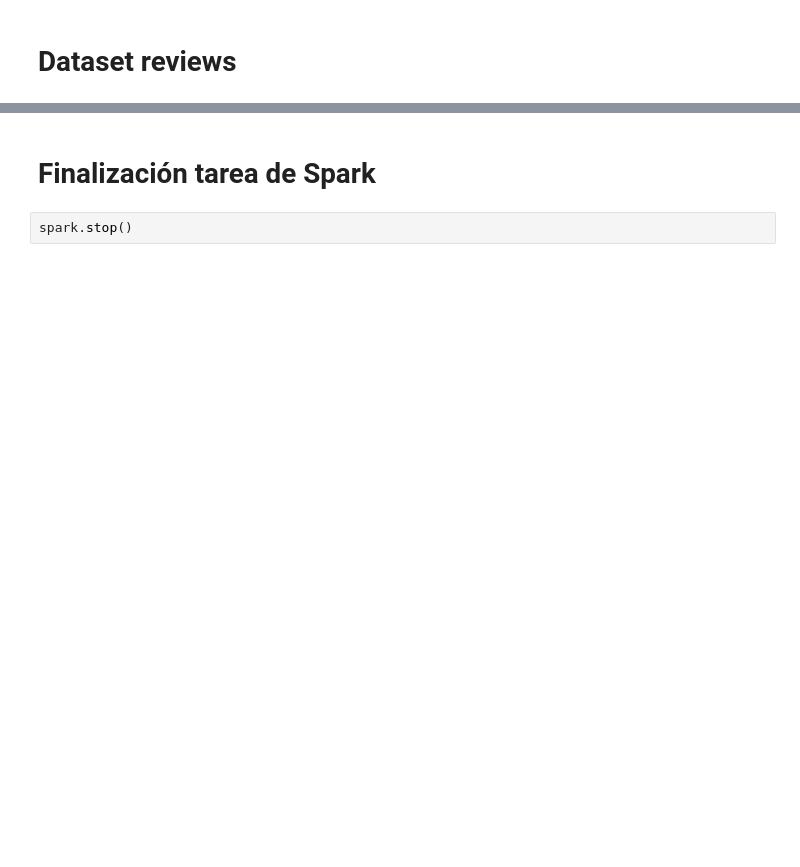
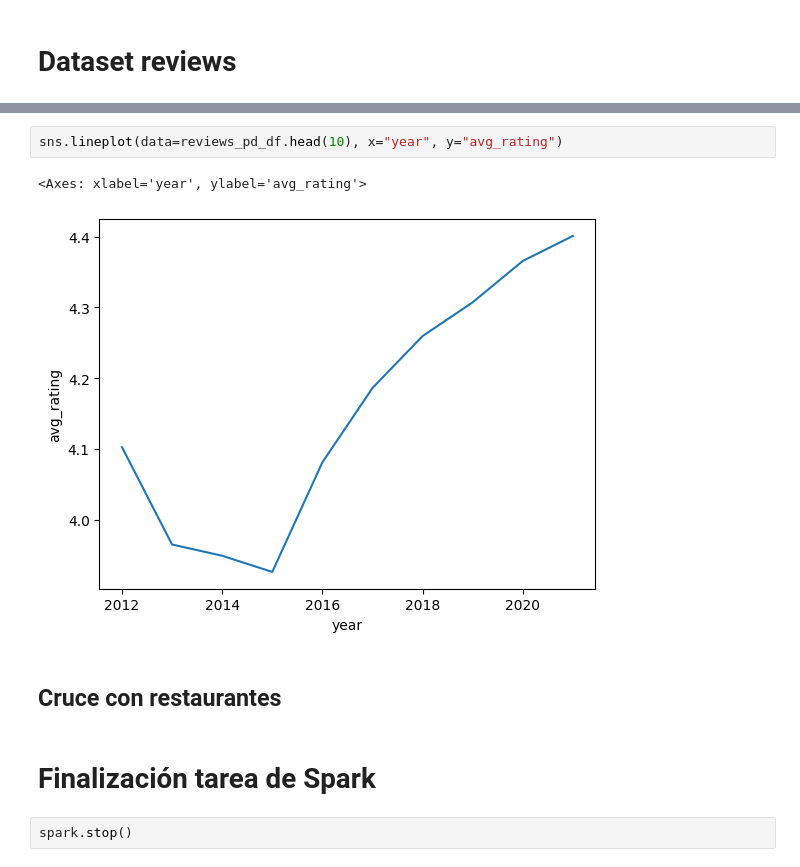
Before and after one commit to SDCaFlo/datapt11_pf_grupo02, a Jupyter notebook: ETL-google.ipynb, the cells around one changed output, grey strips where cells are left out. Drawn from its saved outputs; the diff is of its cells as text; blank space fills up the shorter version.

```diff
--- a/ETL-google.ipynb
+++ b/ETL-google.ipynb
@@ -812,3 +1040,10 @@ A nivel de 2da categoria, los restaurantes son los que tienen mayor cantidad de
+# %%
+sns.lineplot(data=reviews_pd_df.head(10), x="year", y="avg_rating")
+# %% [output]
+<Axes: xlabel='year', ylabel='avg_rating'>
+[figure, added]
+# %% [markdown]
+## Cruce con restaurantes
 # %% [markdown]
 # Finalización tarea de Spark
 # %%
```
Also changed, not shown: parts of 27 cells of this notebook.
